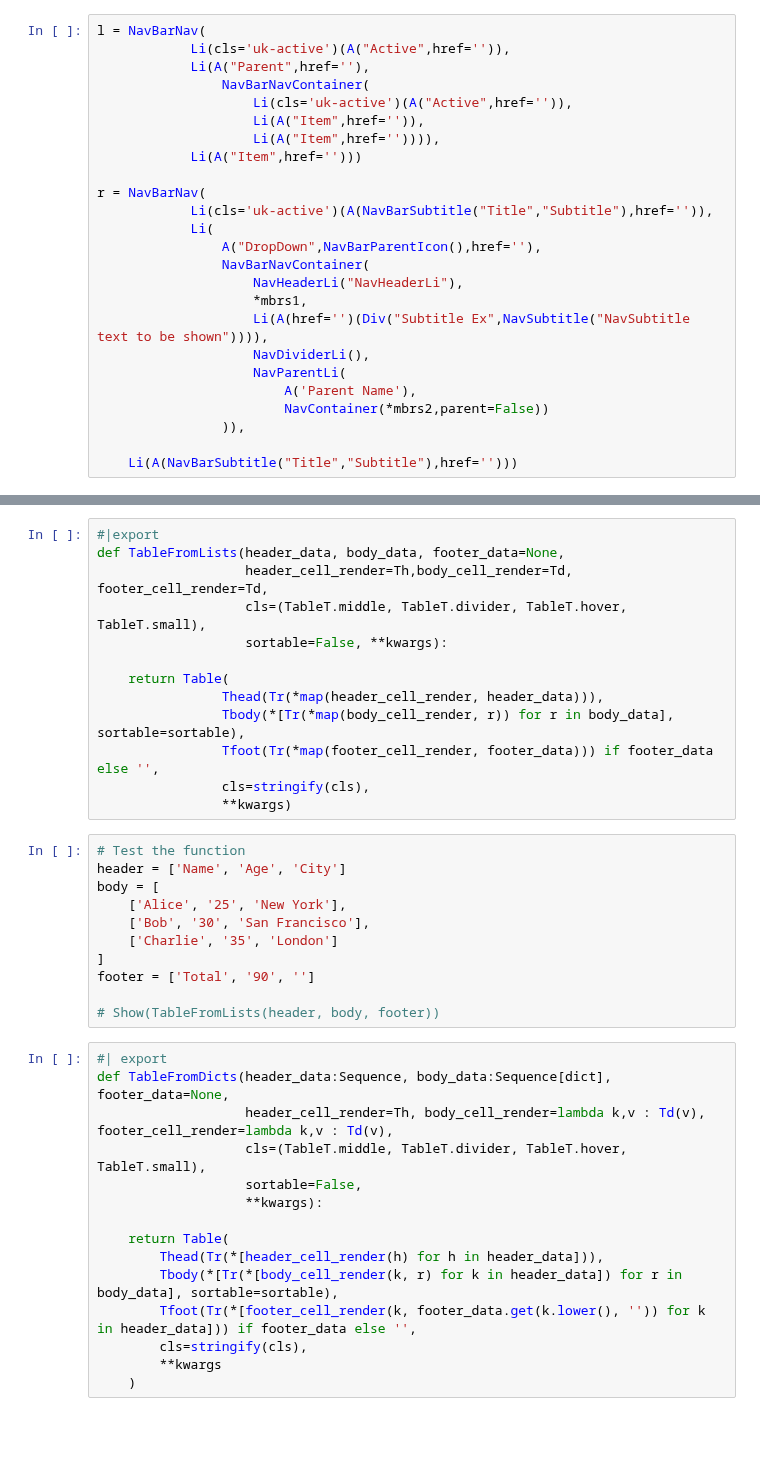
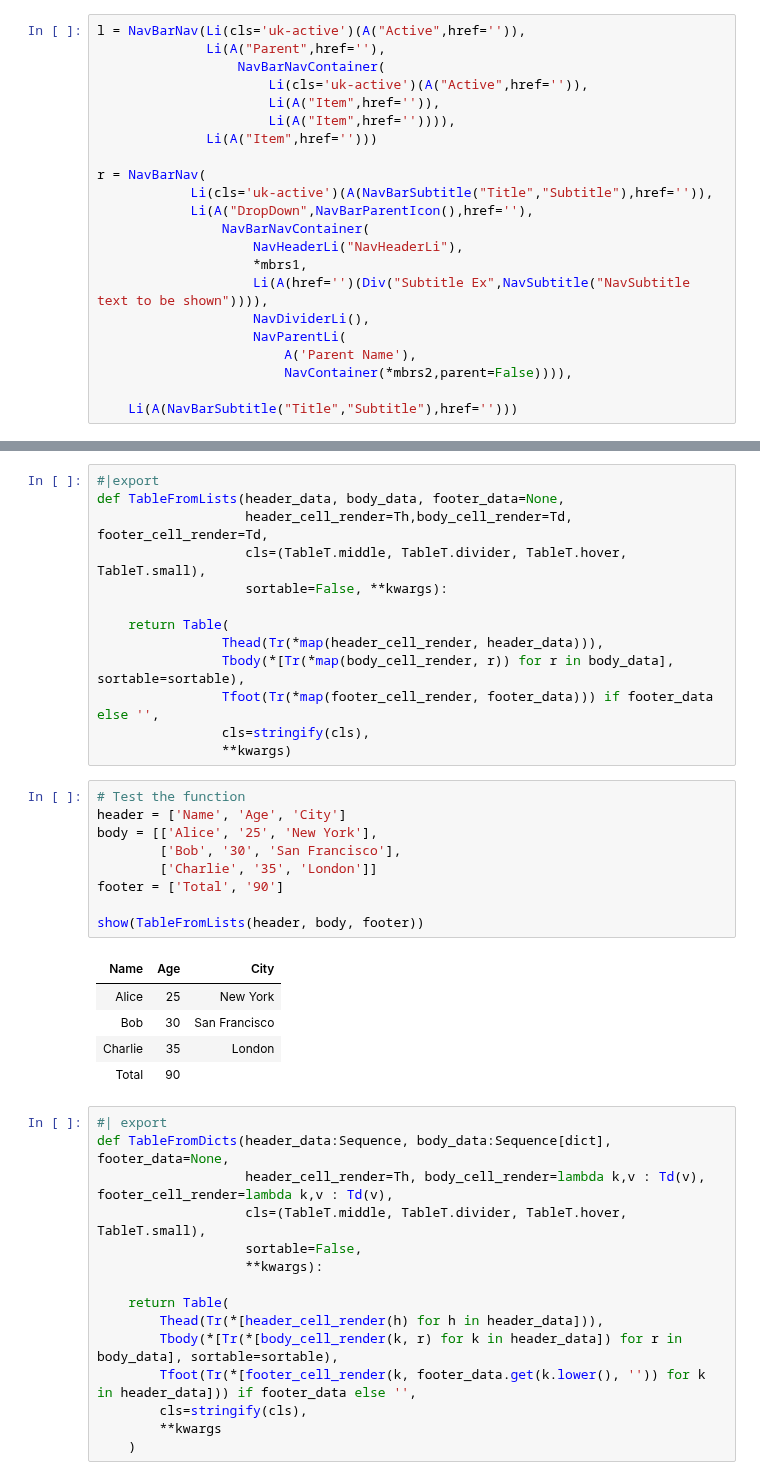
Before and after one commit to AnswerDotAI/fh-frankenui, a Jupyter notebook: lib_nbs/01_core.ipynb, the cells around one changed output, grey strips where cells are left out. Cells and saved outputs as stored; diff of their text form; blank space fills up the shorter version.

```diff
--- a/lib_nbs/01_core.ipynb
+++ b/lib_nbs/01_core.ipynb
@@ -968,19 +981,17 @@ def NavBarNavContainer(*li,
 #|export
 def NavBarParentIcon(): return Span(uk_navbar_parent_icon=True)
 # %%
-l = NavBarNav(
-            Li(cls='uk-active')(A("Active",href='')),
-            Li(A("Parent",href=''),
-                NavBarNavContainer(
-                    Li(cls='uk-active')(A("Active",href='')),
-                    Li(A("Item",href='')),
-                    Li(A("Item",href='')))),
-            Li(A("Item",href='')))
+l = NavBarNav(Li(cls='uk-active')(A("Active",href='')),
+              Li(A("Parent",href=''),
+                  NavBarNavContainer(
+                      Li(cls='uk-active')(A("Active",href='')),
+                      Li(A("Item",href='')),
+                      Li(A("Item",href='')))),
+              Li(A("Item",href='')))
 
 r = NavBarNav(
             Li(cls='uk-active')(A(NavBarSubtitle("Title","Subtitle"),href='')),
-            Li(
-                A("DropDown",NavBarParentIcon(),href=''),
+            Li(A("DropDown",NavBarParentIcon(),href=''),
                 NavBarNavContainer(
                     NavHeaderLi("NavHeaderLi"),
                     *mbrs1,
@@ -988,8 +999,7 @@ r = NavBarNav(
                     NavDividerLi(),
                     NavParentLi(
                         A('Parent Name'),
-                        NavContainer(*mbrs2,parent=False))
-                )),
+                        NavContainer(*mbrs2,parent=False)))),
 
     Li(A(NavBarSubtitle("Title","Subtitle"),href='')))
 # %%
@@ -1145,14 +1184,18 @@ def TableFromLists(header_data, body_data, footer_data=None,
 # %%
 # Test the function
 header = ['Name', 'Age', 'City']
-body = [
-    ['Alice', '25', 'New York'],
-    ['Bob', '30', 'San Francisco'],
-    ['Charlie', '35', 'London']
-]
-footer = ['Total', '90', '']
+body = [['Alice', '25', 'New York'],
+        ['Bob', '30', 'San Francisco'],
+        ['Charlie', '35', 'London']]
+footer = ['Total', '90']
 
-# Show(TableFromLists(header, body, footer))
+show(TableFromLists(header, body, footer))
+# %% [output]
+| Name | Age | City |
+| Alice | 25 | New York |
+| Bob | 30 | San Francisco |
+| Charlie | 35 | London |
+| Total | 90 |
 # %%
 #| export
 def TableFromDicts(header_data:Sequence, body_data:Sequence[dict], footer_data=None,
```
Also changed, not shown: parts of 142 cells of this notebook, 17 other files.
